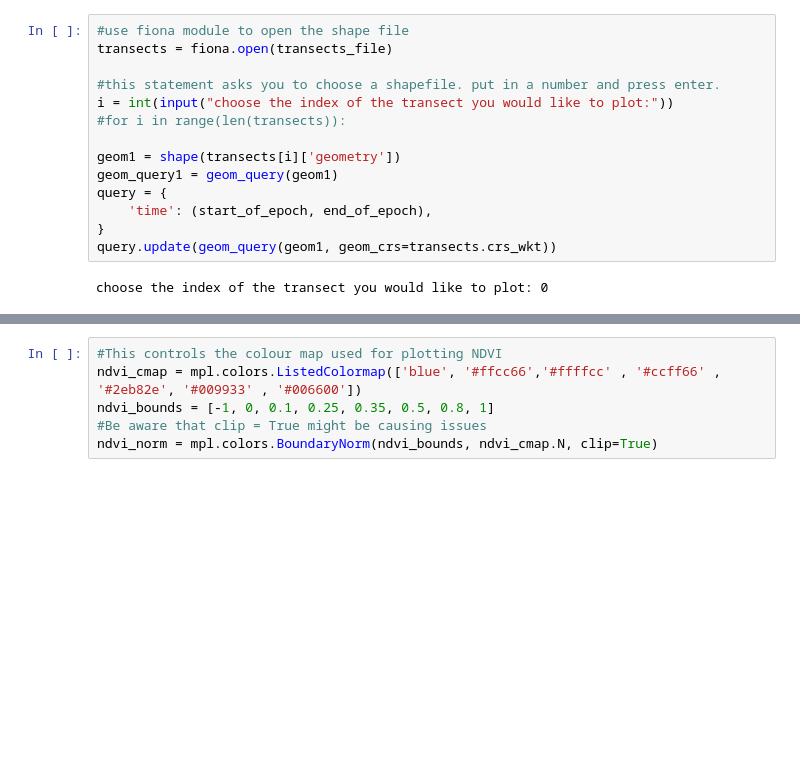
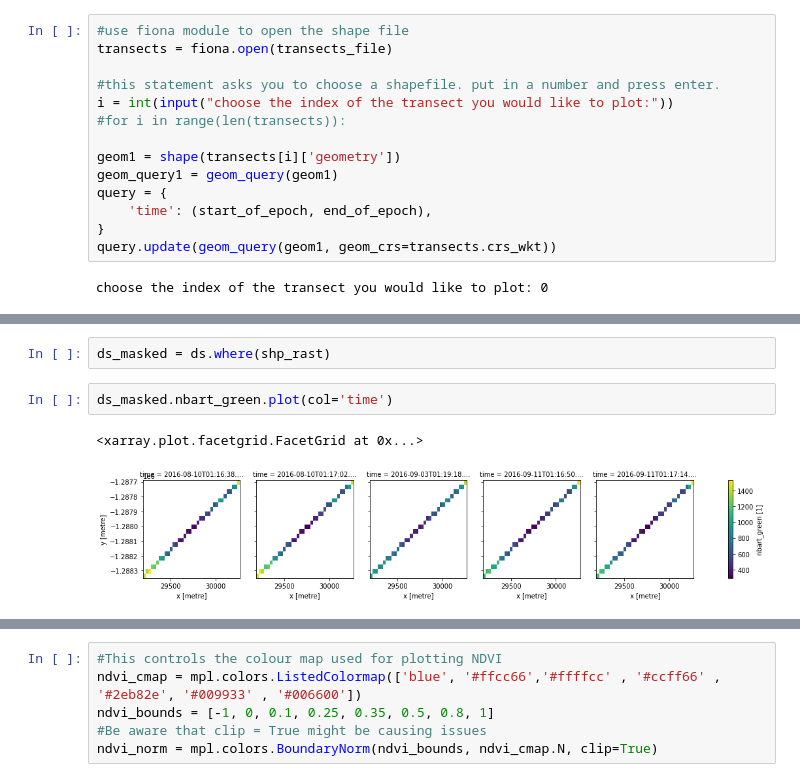
Before and after one commit to christopherowers/DP_KNP, a Jupyter notebook: Hovmoller.ipynb, the cells around one changed output, grey strips where cells are left out. Saved outputs shown, nothing was run; the diff lists cells and outputs as text; blank space fills up the shorter version.

```diff
--- a/Hovmoller.ipynb
+++ b/Hovmoller.ipynb
@@ -251,0 +228,7 @@ NameError: name 'Studysite_rain' is not defined
+# %%
+ds_masked = ds.where(shp_rast)
+# %%
+ds_masked.nbart_green.plot(col='time')
+# %% [output]
+<xarray.plot.facetgrid.FacetGrid at 0x...>
+[figure, added]
```
Also changed, not shown: parts of 22 cells of this notebook.
